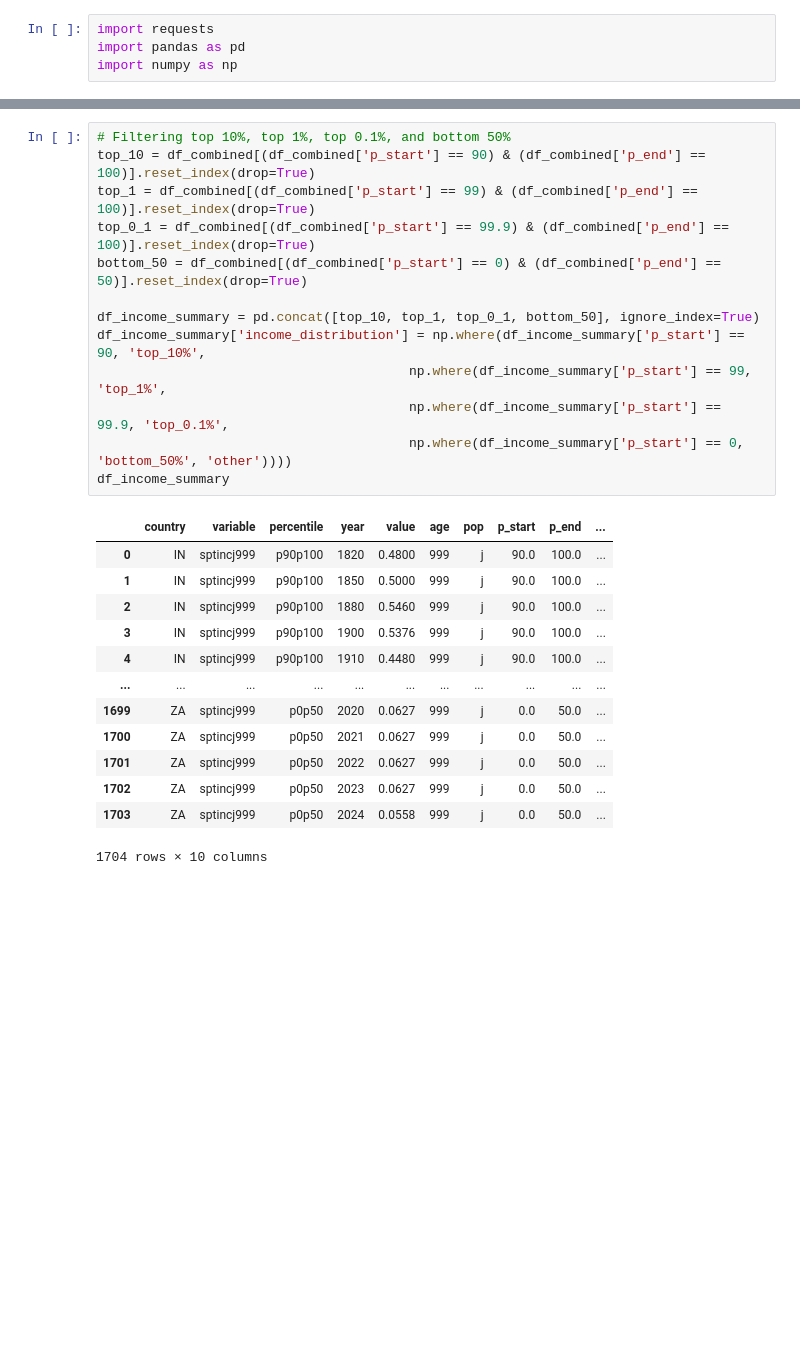
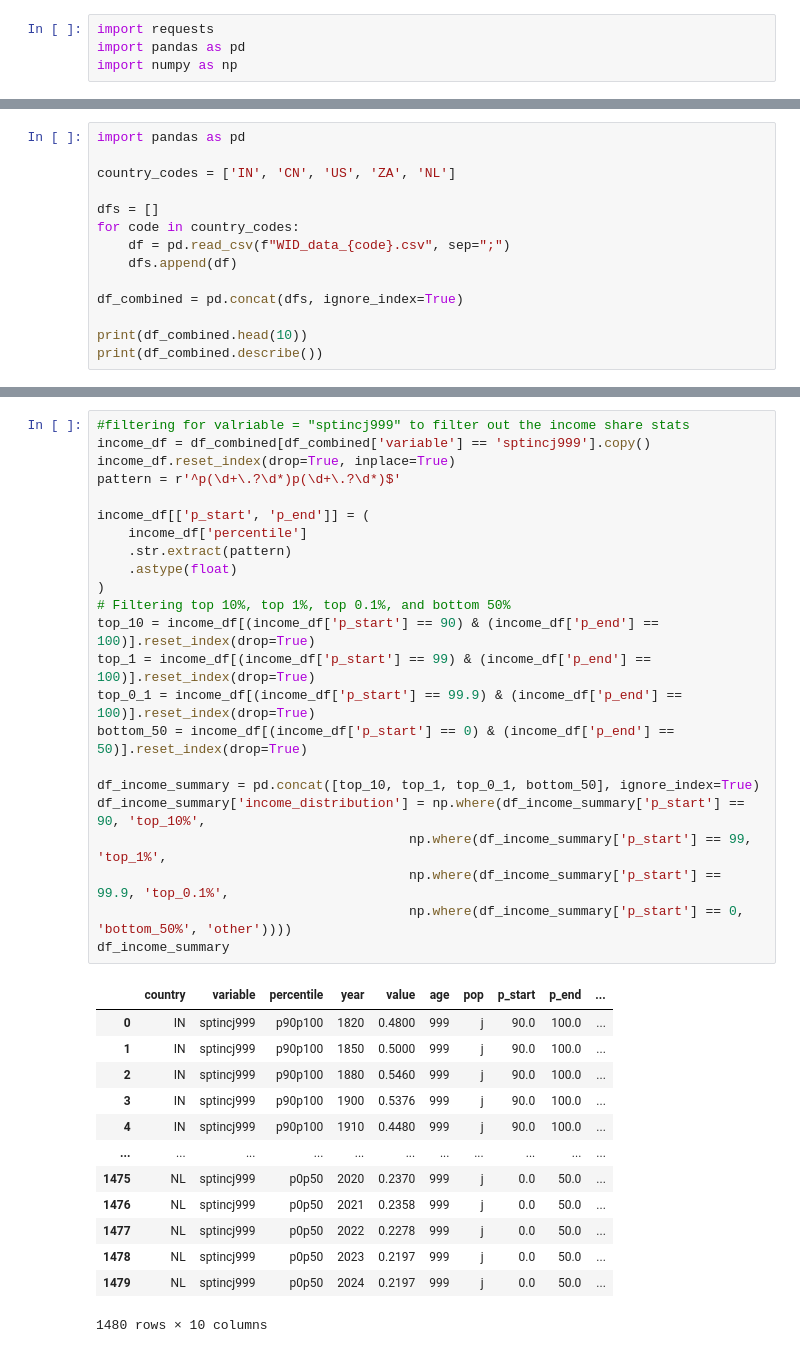
Before and after one commit to princeixr/Income_inequality, a Jupyter notebook: income.ipynb, the cells around one changed output, grey strips where cells are left out. Cells and saved outputs as stored; diff of their text form; blank space fills up the shorter version.

```diff
--- a/income.ipynb
+++ b/income.ipynb
@@ -74,0 +5,14 @@ df_combined.head()
+# %%
+import pandas as pd
+
+country_codes = ['IN', 'CN', 'US', 'ZA', 'NL']
+
+dfs = []
+for code in country_codes:
+    df = pd.read_csv(f"WID_data_{code}.csv", sep=";")
+    dfs.append(df)
+
+df_combined = pd.concat(dfs, ignore_index=True)
+
+print(df_combined.head(10))
+print(df_combined.describe())
@@ -75,30 +40,40 @@ df_combined.head()
 # %%
+#filtering for valriable = "sptincj999" to filter out the income share stats
+income_df = df_combined[df_combined['variable'] == 'sptincj999'].copy()
+income_df.reset_index(drop=True, inplace=True)
+pattern = r'^p(\d+\.?\d*)p(\d+\.?\d*)$'
+
+income_df[['p_start', 'p_end']] = (
+    income_df['percentile']
+    .str.extract(pattern)
+    .astype(float)
+)
 # Filtering top 10%, top 1%, top 0.1%, and bottom 50%
-top_10 = df_combined[(df_combined['p_start'] == 90) & (df_combined['p_end'] == 100)].reset_index(drop=True)
-top_1 = df_combined[(df_combined['p_start'] == 99) & (df_combined['p_end'] == 100)].reset_index(drop=True)
-top_0_1 = df_combined[(df_combined['p_start'] == 99.9) & (df_combined['p_end'] == 100)].reset_index(drop=True)
-bottom_50 = df_combined[(df_combined['p_start'] == 0) & (df_combined['p_end'] == 50)].reset_index(drop=True)
+top_10 = income_df[(income_df['p_start'] == 90) & (income_df['p_end'] == 100)].reset_index(drop=True)
+top_1 = income_df[(income_df['p_start'] == 99) & (income_df['p_end'] == 100)].reset_index(drop=True)
+top_0_1 = income_df[(income_df['p_start'] == 99.9) & (income_df['p_end'] == 100)].reset_index(drop=True)
+bottom_50 = income_df[(income_df['p_start'] == 0) & (income_df['p_end'] == 50)].reset_index(drop=True)
 
 df_income_summary = pd.concat([top_10, top_1, top_0_1, bottom_50], ignore_index=True)
 df_income_summary['income_distribution'] = np.where(df_income_summary['p_start'] == 90, 'top_10%',
                                         np.where(df_income_summary['p_start'] == 99, 'top_1%',
                                         np.where(df_income_summary['p_start'] == 99.9, 'top_0.1%',
                                         np.where(df_income_summary['p_start'] == 0, 'bottom_50%', 'other'))))
 df_income_summary
 # %% [output]
 |  | country | variable | percentile | year | value | age | pop | p_start | p_end | ... |
 | 0 | IN | sptincj999 | p90p100 | 1820 | 0.4800 | 999 | j | 90.0 | 100.0 | ... |
 | 1 | IN | sptincj999 | p90p100 | 1850 | 0.5000 | 999 | j | 90.0 | 100.0 | ... |
 | 2 | IN | sptincj999 | p90p100 | 1880 | 0.5460 | 999 | j | 90.0 | 100.0 | ... |
 | 3 | IN | sptincj999 | p90p100 | 1900 | 0.5376 | 999 | j | 90.0 | 100.0 | ... |
 | 4 | IN | sptincj999 | p90p100 | 1910 | 0.4480 | 999 | j | 90.0 | 100.0 | ... |
 | ... | ... | ... | ... | ... | ... | ... | ... | ... | ... | ... |
-| 1699 | ZA | sptincj999 | p0p50 | 2020 | 0.0627 | 999 | j | 0.0 | 50.0 | ... |
-| 1700 | ZA | sptincj999 | p0p50 | 2021 | 0.0627 | 999 | j | 0.0 | 50.0 | ... |
-| 1701 | ZA | sptincj999 | p0p50 | 2022 | 0.0627 | 999 | j | 0.0 | 50.0 | ... |
-| 1702 | ZA | sptincj999 | p0p50 | 2023 | 0.0627 | 999 | j | 0.0 | 50.0 | ... |
-| 1703 | ZA | sptincj999 | p0p50 | 2024 | 0.0558 | 999 | j | 0.0 | 50.0 | ... |
+| 1475 | NL | sptincj999 | p0p50 | 2020 | 0.2370 | 999 | j | 0.0 | 50.0 | ... |
+| 1476 | NL | sptincj999 | p0p50 | 2021 | 0.2358 | 999 | j | 0.0 | 50.0 | ... |
+| 1477 | NL | sptincj999 | p0p50 | 2022 | 0.2278 | 999 | j | 0.0 | 50.0 | ... |
+| 1478 | NL | sptincj999 | p0p50 | 2023 | 0.2197 | 999 | j | 0.0 | 50.0 | ... |
+| 1479 | NL | sptincj999 | p0p50 | 2024 | 0.2197 | 999 | j | 0.0 | 50.0 | ... |
-1704 rows × 10 columns
+1480 rows × 10 columns
 # %%
 df_wide = df_income_summary.pivot_table(
     index=['country','year'],
```
Also changed, not shown: parts of 38 cells of this notebook, 21 other files.
